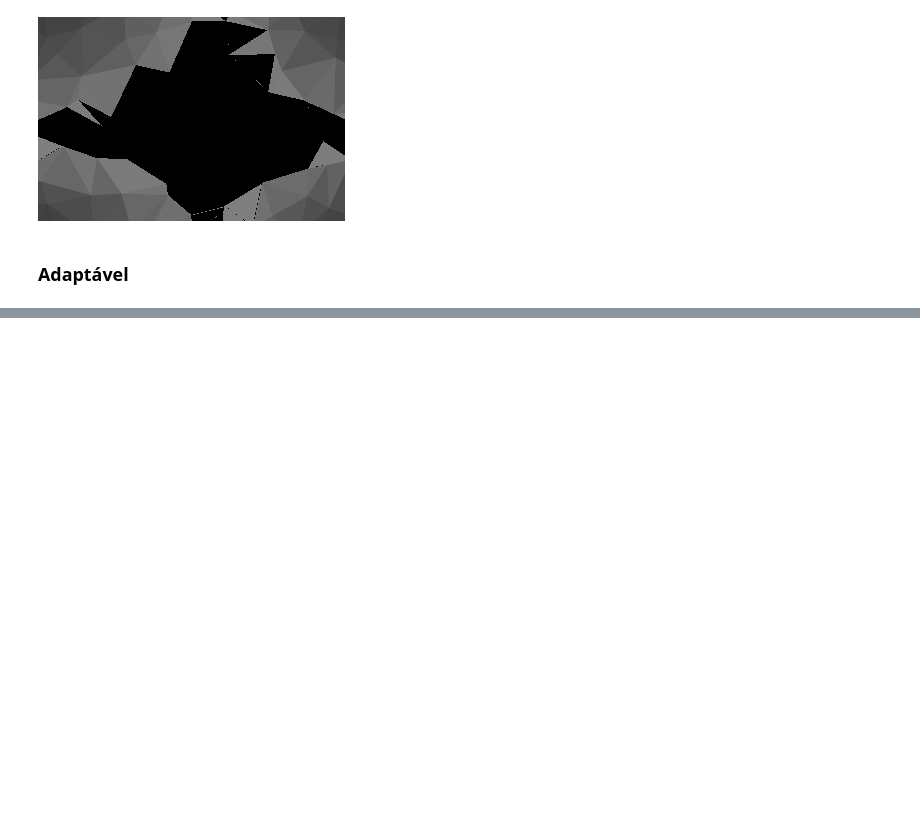
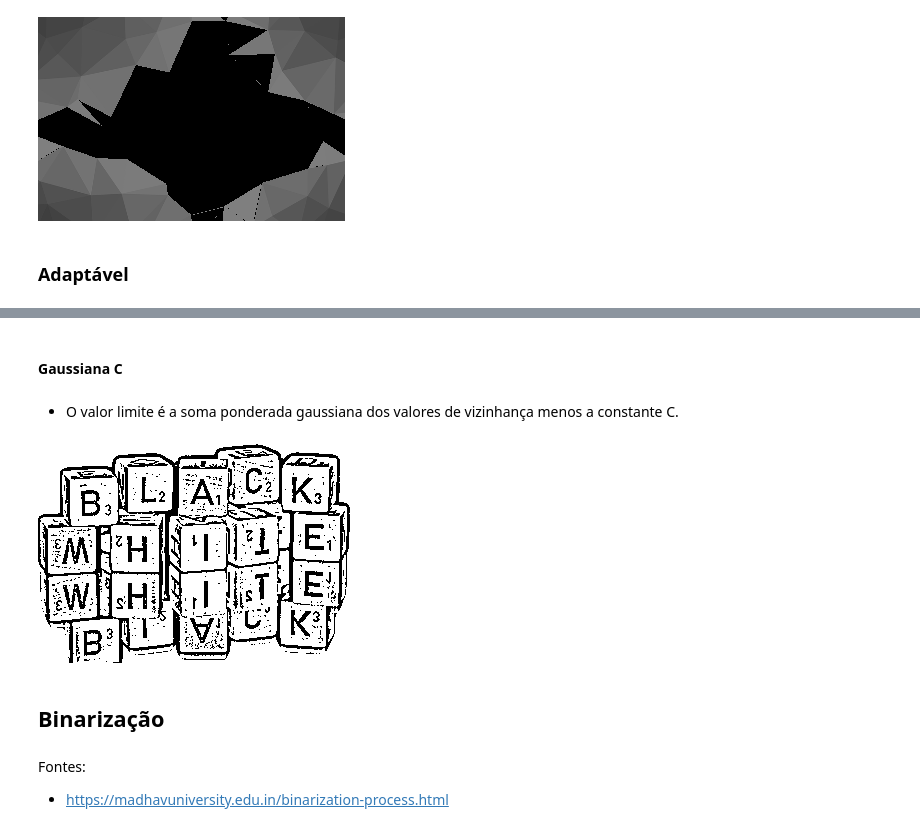
Before and after one commit to svhenrique/pi-opencv-basic, a Jupyter notebook: Untitled0.ipynb, the cells around one changed output, grey strips where cells are left out. Drawn from its saved outputs; the diff is of its cells as text; code cells hidden in the pictures; blank space fills up the shorter version.

```diff
--- a/Untitled0.ipynb
+++ b/Untitled0.ipynb
@@ -328,0 +343,17 @@ cv2_imshow(thresh5)
+# %% [markdown]
+#### Gaussiana C
+# %% [markdown]
+*    O valor limite é a soma ponderada gaussiana dos valores de vizinhança menos a constante C.
+# %%
+# preparando Limiarização Adaptável Gaussiana C
+
+thresh2 = cv2.adaptiveThreshold(dices, 255, cv2.ADAPTIVE_THRESH_GAUSSIAN_C,
+                                          cv2.THRESH_BINARY, 11, 5)
+cv2_imshow(thresh2)
+# %% [output]
+[figure, added]
+# %% [markdown]
+## Binarização
+# %% [markdown]
+Fontes:
+*    https://madhavuniversity.edu.in/binarization-process.html
```
Also changed, not shown: parts of 14 cells of this notebook.
